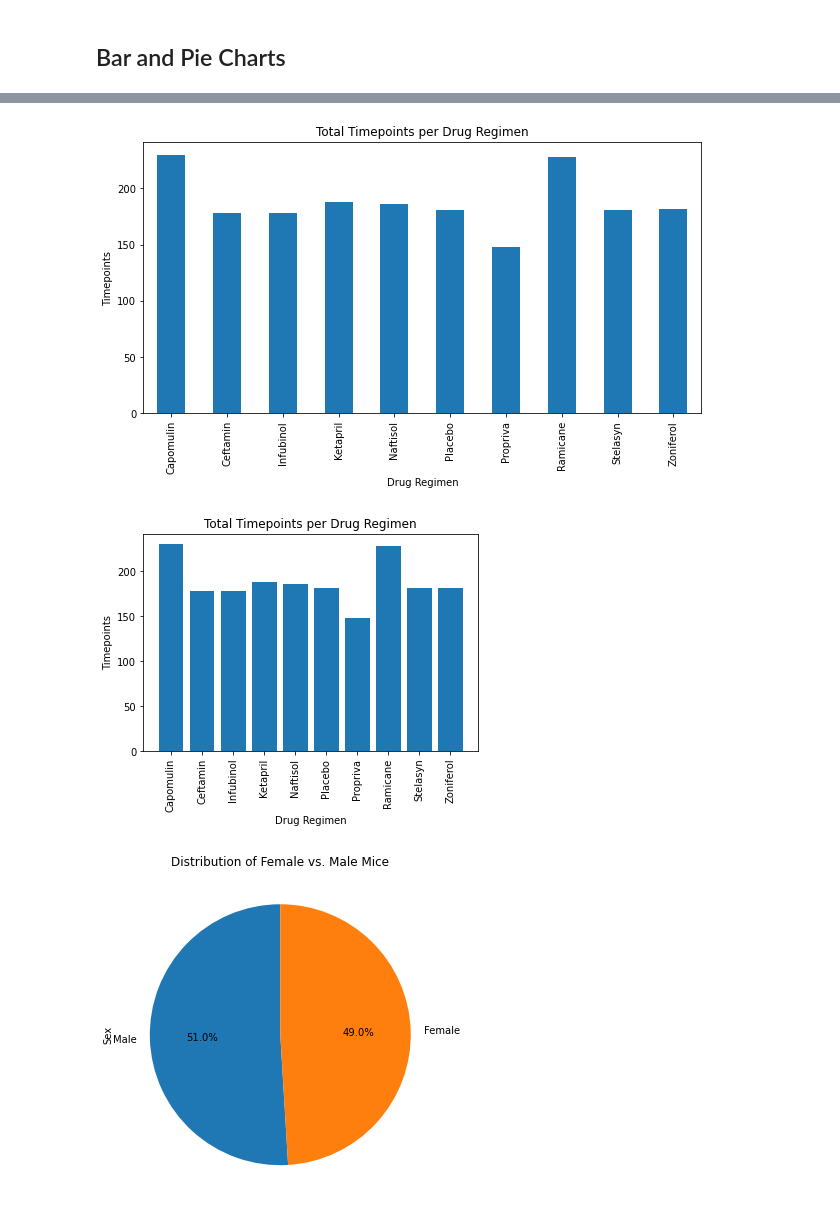
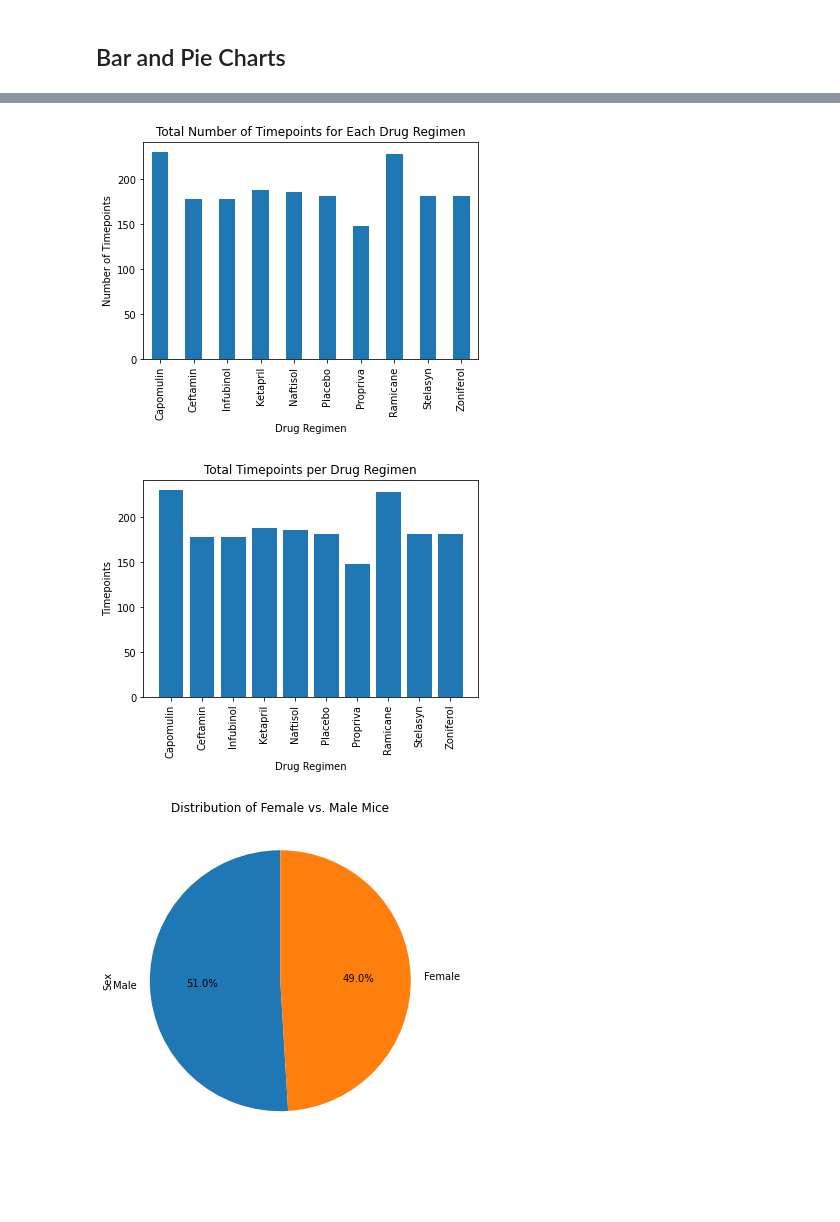
Before and after one commit to jessicabarker51/matplotlib-challenge, a Jupyter notebook: pymaceuticals.ipynb, the cells around one changed output, grey strips where cells are left out. Cells and saved outputs as stored; diff of their text form; code cells hidden in the pictures; blank space fills up the shorter version.

```diff
--- a/pymaceuticals.ipynb
+++ b/pymaceuticals.ipynb
@@ -155,24 +187,27 @@ Zoniferol     53.236507  51.818479  48.533355  6.966589  0.516398
+# %%
+# Generate a bar plot showing the total number of timepoints for all mice tested for each drug regimen using Pandas.
+clean_data.groupby("Drug Regimen")["Timepoint"].count().plot(kind="bar",
+    title="Total Number of Timepoints for Each Drug Regimen")
+plt.xlabel("Drug Regimen")
+plt.ylabel("Number of Timepoints");
+
+
+
+
+#JB note only: you can add semi colons to the end of your code to suppress the output.
+# %% [output]
+[figure, added]
 # %%
-# Generate a bar plot showing the total number of timepoints for all mice tested for each drug regimen using Pandas.
+# Generate a bar plot showing the total number of timepoints for all mice tested for each drug regimen using pyplot. #should be matplotlib pyplot method
 timepoints = clean_data.groupby("Drug Regimen")["Timepoint"].count()
-timepoints.plot(kind="bar", figsize=(10,5))
+plt.bar(timepoints.index.values, timepoints.values)
+plt.xticks(rotation=90)
 plt.title("Total Timepoints per Drug Regimen")
 plt.xlabel("Drug Regimen")
 plt.ylabel("Timepoints")
 plt.show()
 # %% [output]
-[figure, old version]
+[figure, new version]
-# %%
-# Generate a bar plot showing the total number of timepoints for all mice tested for each drug regimen using pyplot.
-timepoints = clean_data.groupby("Drug Regimen")["Timepoint"].count()
-plt.bar(timepoints.index.values, timepoints.values)
-plt.xticks(rotation=90)
-plt.title("Total Timepoints per Drug Regimen")
-plt.xlabel("Drug Regimen")
-plt.ylabel("Timepoints")
-plt.show()
-# %% [output]
-[figure, removed]
 # %%
 # Generate a pie plot showing the distribution of female versus male mice using Pandas
 gender_dist = clean_data["Sex"].value_counts()
```
Also changed, not shown: parts of 5 cells of this notebook.
